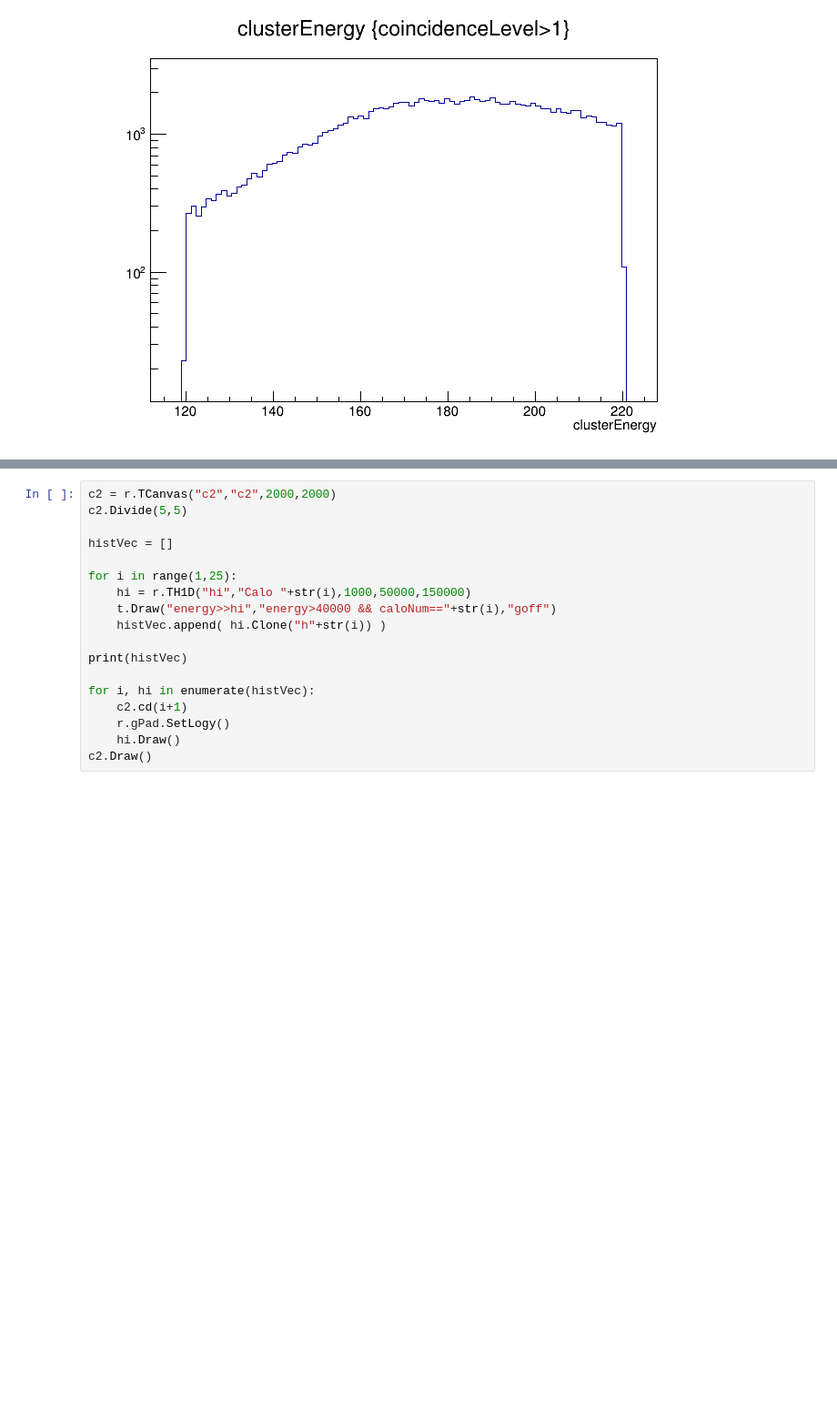
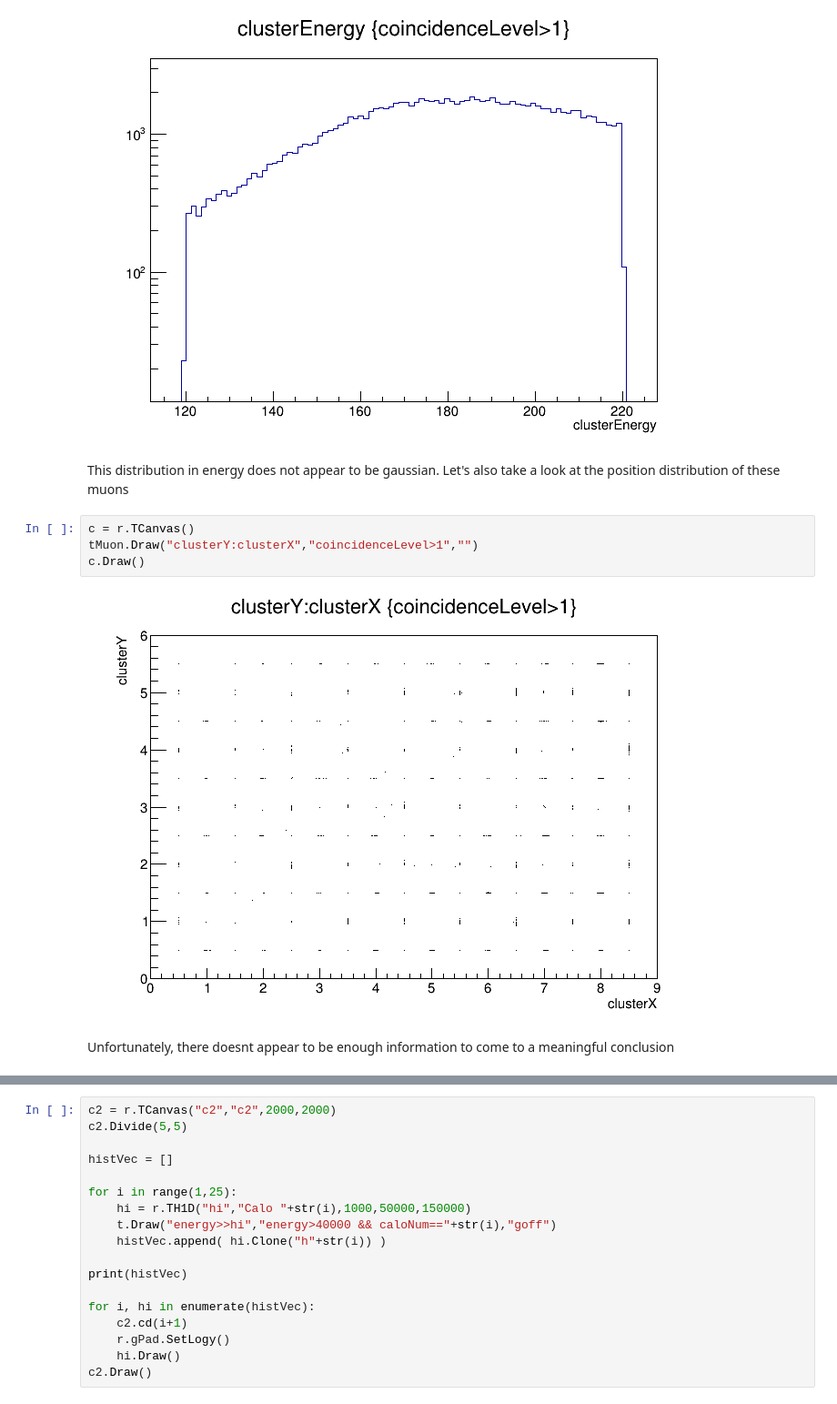
Before and after one commit to jlabounty/phys576, a Jupyter notebook: PHYS576_InitialExplorationOfData_JoshuaLaBounty.ipynb, the cells around one changed output, grey strips where cells are left out. Shown at 91% size. Cells and saved outputs as stored; diff of their text form; blank space fills up the shorter version.

```diff
--- a/PHYS576_InitialExplorationOfData_JoshuaLaBounty.ipynb
+++ b/PHYS576_InitialExplorationOfData_JoshuaLaBounty.ipynb
@@ -149,4 +152,14 @@ c.SetLogy()
 c.Draw()
 # %% [output]
 [figure]
+# %% [markdown]
+This distribution in energy does not appear to be gaussian. Let's also take a look at the position distribution of these muons
+# %%
+c = r.TCanvas()
+tMuon.Draw("clusterY:clusterX","coincidenceLevel>1","")
+c.Draw()
+# %% [output]
+[figure, added]
+# %% [markdown]
+Unfortunately, there doesnt appear to be enough information to come to a meaningful conclusion
 # %% [markdown]
```
Also changed, not shown: parts of 9 cells of this notebook.
